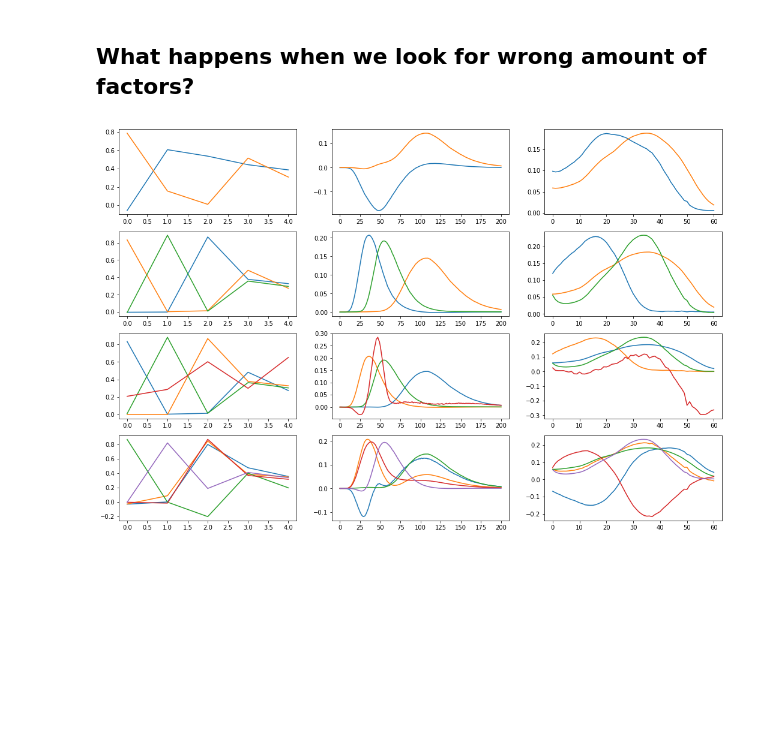
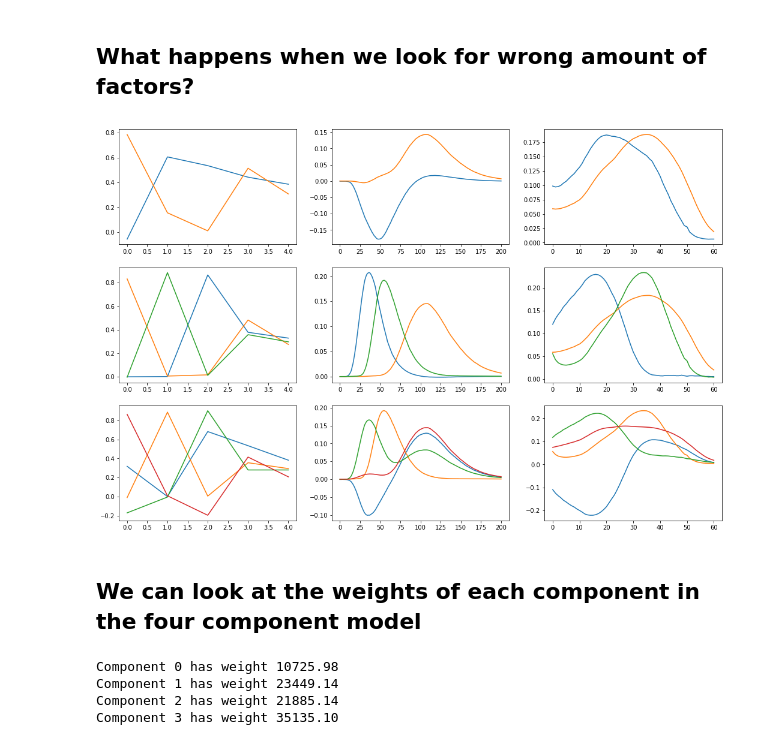
Before and after one commit to MarieRoald/TensorKit, a Jupyter notebook: cp_opt demo.ipynb, the cells around one changed output. Cells and saved outputs as stored; diff of their text form; code cells hidden in the pictures; blank space fills up the shorter version.

```diff
--- a/cp_opt demo.ipynb
+++ b/cp_opt demo.ipynb
@@ -51,7 +51,7 @@ plt.show()
 ## Load data
 # %%
 X = loadmat('datasets/aminoacids.mat')['X'][0][0]['data']
-X = X/np.linalg.norm(X)
+#X = X/np.linalg.norm(X)
 # %% [markdown]
 ## Find parafac decomposition with cp_opt
 # %%
@@ -77,16 +77,28 @@ plt.show()
 # %% [markdown]
 ## What happens when we look for wrong amount of  factors?
 # %%
-rank_list = [2,3,4,5]
+rank_list = [2,3,4]
 
 fig, axes = plt.subplots(len(rank_list), 3, figsize=(18,12))
 
 for i, rank in enumerate(rank_list):
-    factors, result = cp.cp_opt(X, rank=rank, init='random', gtol=1e-10)
-    factors, sign, norms = cp.prepare_for_comparison(factors)
+    factors_unnorm, result = cp.cp_opt(X, rank=rank, init='random', gtol=1e-10)
+    factors, sign, norms = cp.prepare_for_comparison(factors_unnorm)
     for j in range(3):
         axes[i][j].plot(factors[j])
 
 plt.show()
 # %% [output]
-[figure, old version]
+[figure, new version]
+# %% [markdown]
+## We can look at the weights of each component in the four component model
+# %%
+weights = np.prod(norms,axis=0).squeeze()
+
+for i,w in enumerate(weights):
+    print(f'Component {i:d} has weight {w:.2f}')
+# %% [output]
+Component 0 has weight 10725.98
+Component 1 has weight 23449.14
+Component 2 has weight 21885.14
+Component 3 has weight 35135.10
```
Also changed, not shown: parts of 1 cell of this notebook.
